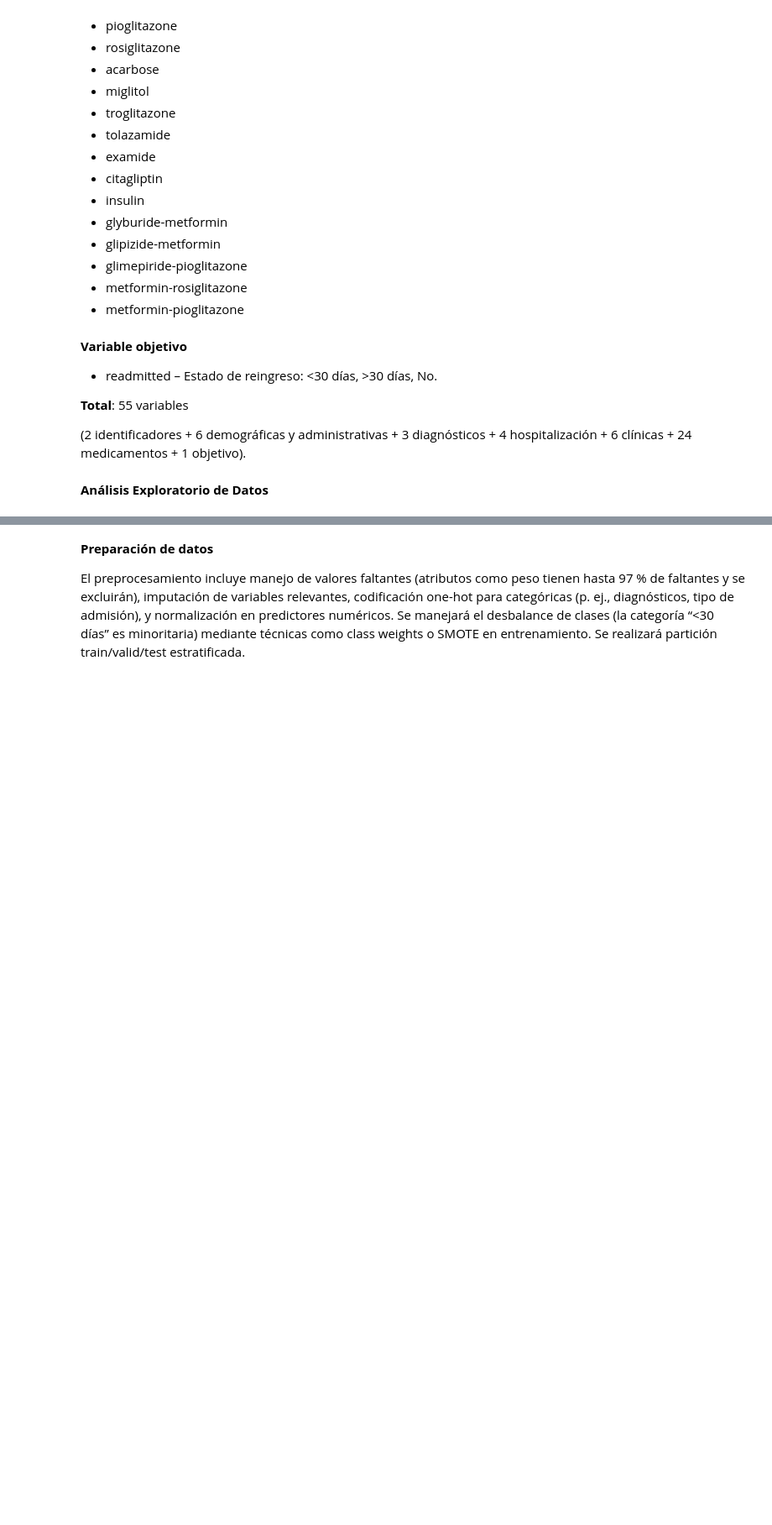
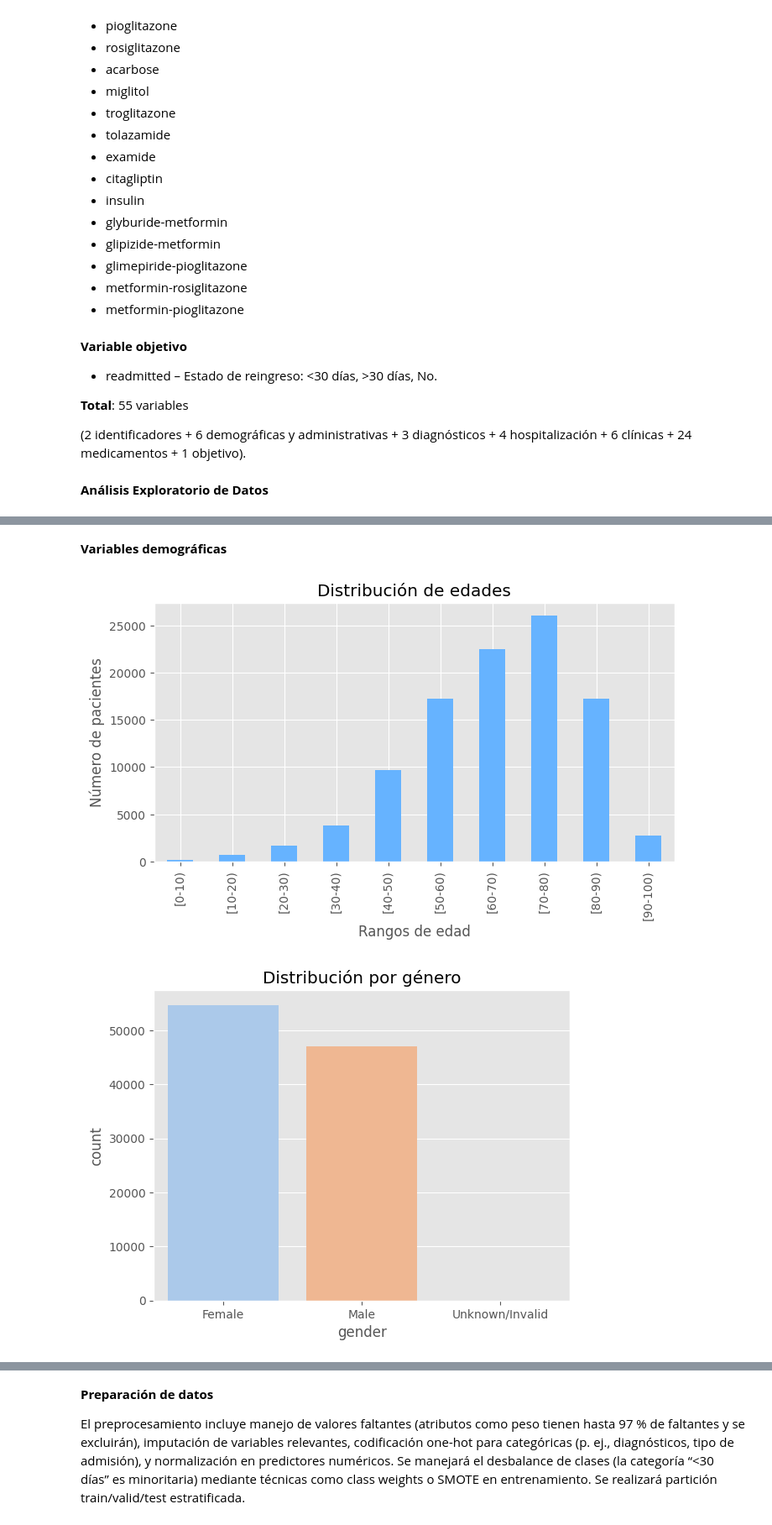
Before and after one commit to crojasce/ProyectoBE, a Jupyter notebook: Copia_de_ML_BioSta_PROYECTO_Diabetes_CR_JM_JR.ipynb, the cells around one changed output, grey strips where cells are left out. Shown at 84% size. Cells and saved outputs as stored; diff of their text form; code cells hidden in the pictures; blank space fills up the shorter version.

```diff
--- a/Copia_de_ML_BioSta_PROYECTO_Diabetes_CR_JM_JR.ipynb
+++ b/Copia_de_ML_BioSta_PROYECTO_Diabetes_CR_JM_JR.ipynb
@@ -166,0 +268,25 @@ df.head()
+# %% [markdown]
+**Variables demográficas**
+# %%
+# Edad
+df['age'].value_counts().sort_index().plot(
+    kind="bar", figsize=(8,4), color="#66b3ff"
+)
+plt.title("Distribución de edades")
+plt.xlabel("Rangos de edad")
+plt.ylabel("Número de pacientes")
+plt.show()
+
+# Género
+sns.countplot(x="gender", data=df, palette="pastel")
+plt.title("Distribución por género")
+plt.show()
+
+# Raza
+sns.countplot(x="race", data=df, palette="pastel")
+plt.title("Distribución por raza")
+plt.xticks(rotation=45)
+plt.show()
+# %% [output]
+[figure, added]
+[figure, added]
```
Also changed, not shown: parts of 47 cells of this notebook.
